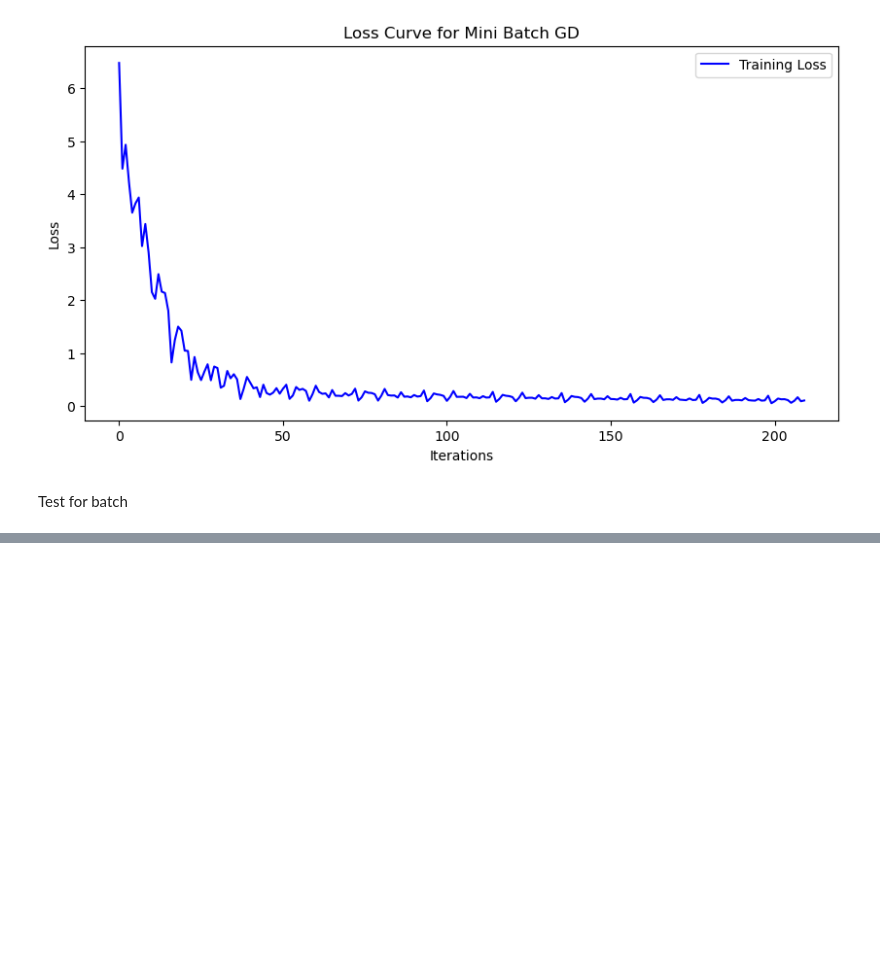
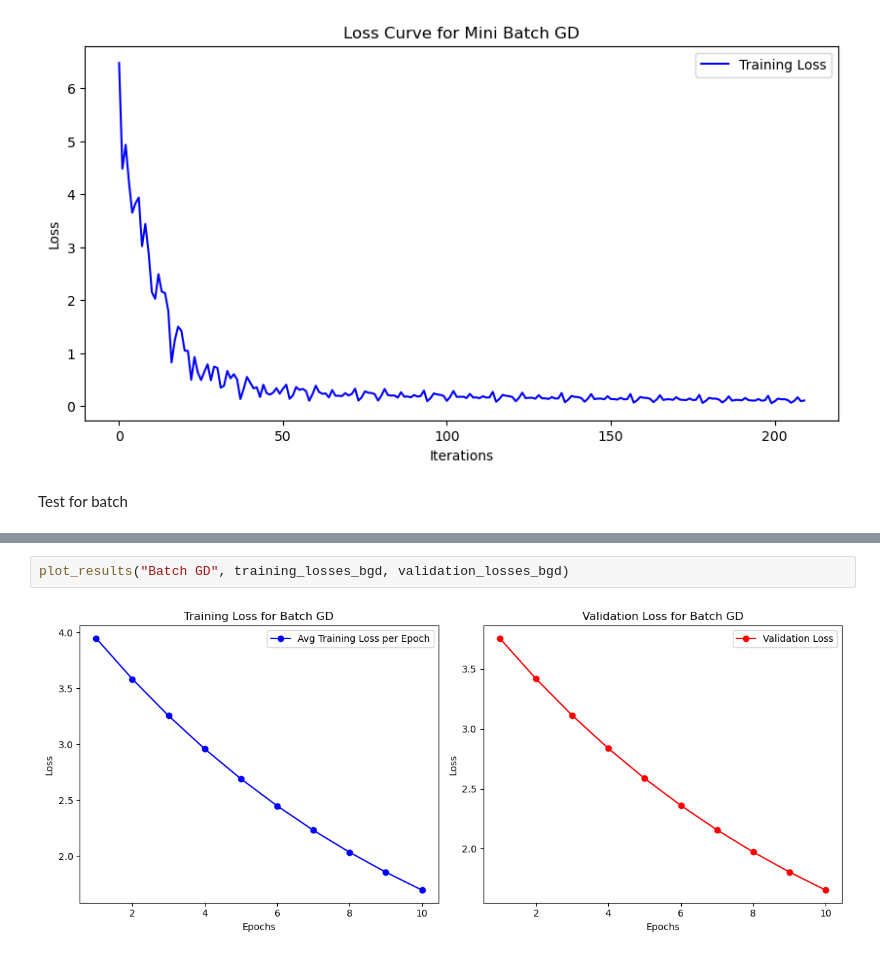
Before and after one commit to anshium/smai-assignment-1, a Jupyter notebook: Question_1/q1.ipynb, the cells around one changed output, grey strips where cells are left out. Saved outputs shown, nothing was run; the diff lists cells and outputs as text; blank space fills up the shorter version.

Commit message:
feat: batch gd (need to verify)

```diff
--- a/Question_1/q1.ipynb
+++ b/Question_1/q1.ipynb
@@ -408,0 +407,4 @@ ValueError: operands could not be broadcast together with shapes (17,) (17,700)
+# %%
+plot_results("Batch GD", training_losses_bgd, validation_losses_bgd)
+# %% [output]
+[figure, added]
```
Also changed, not shown: parts of 2 cells of this notebook.
